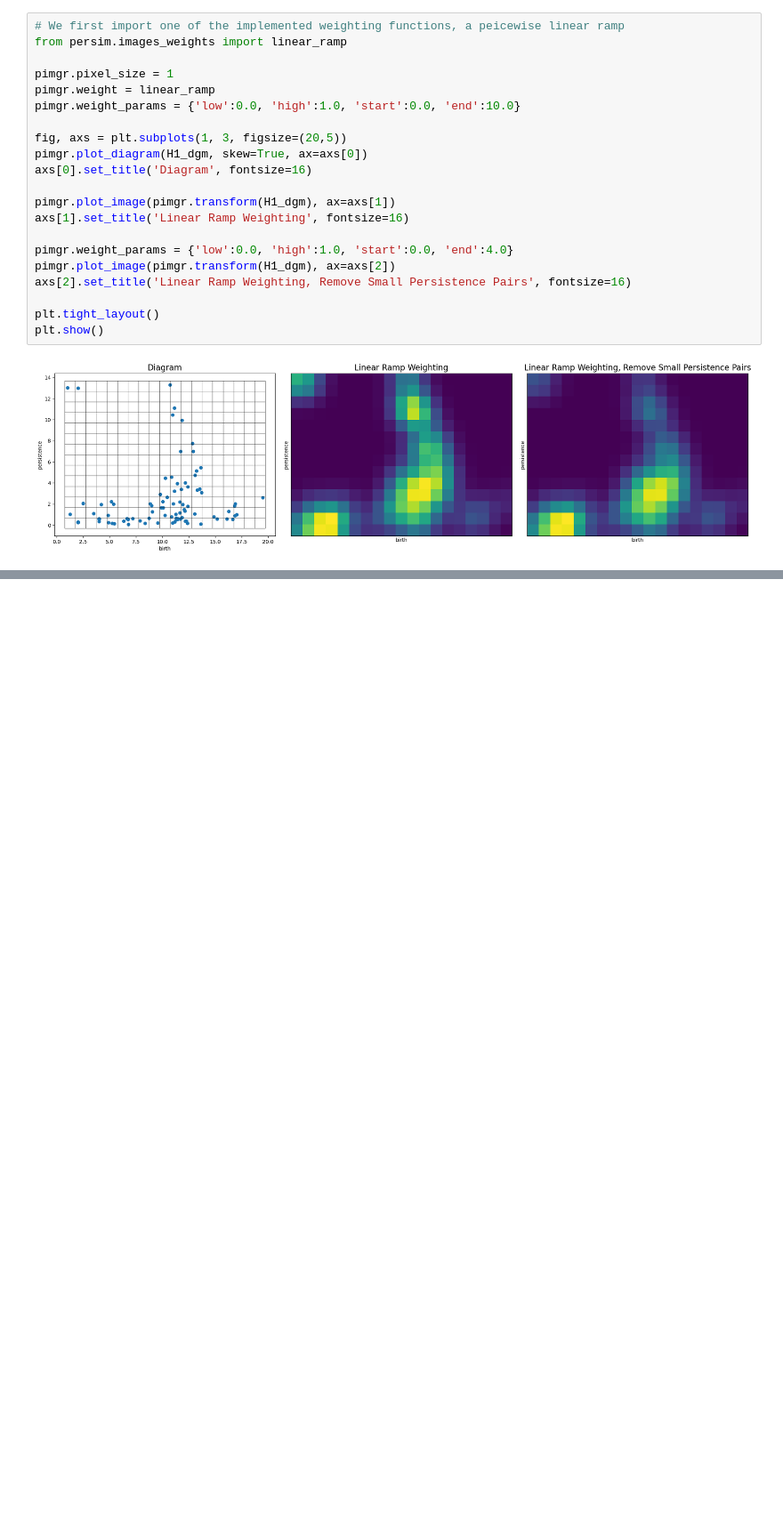
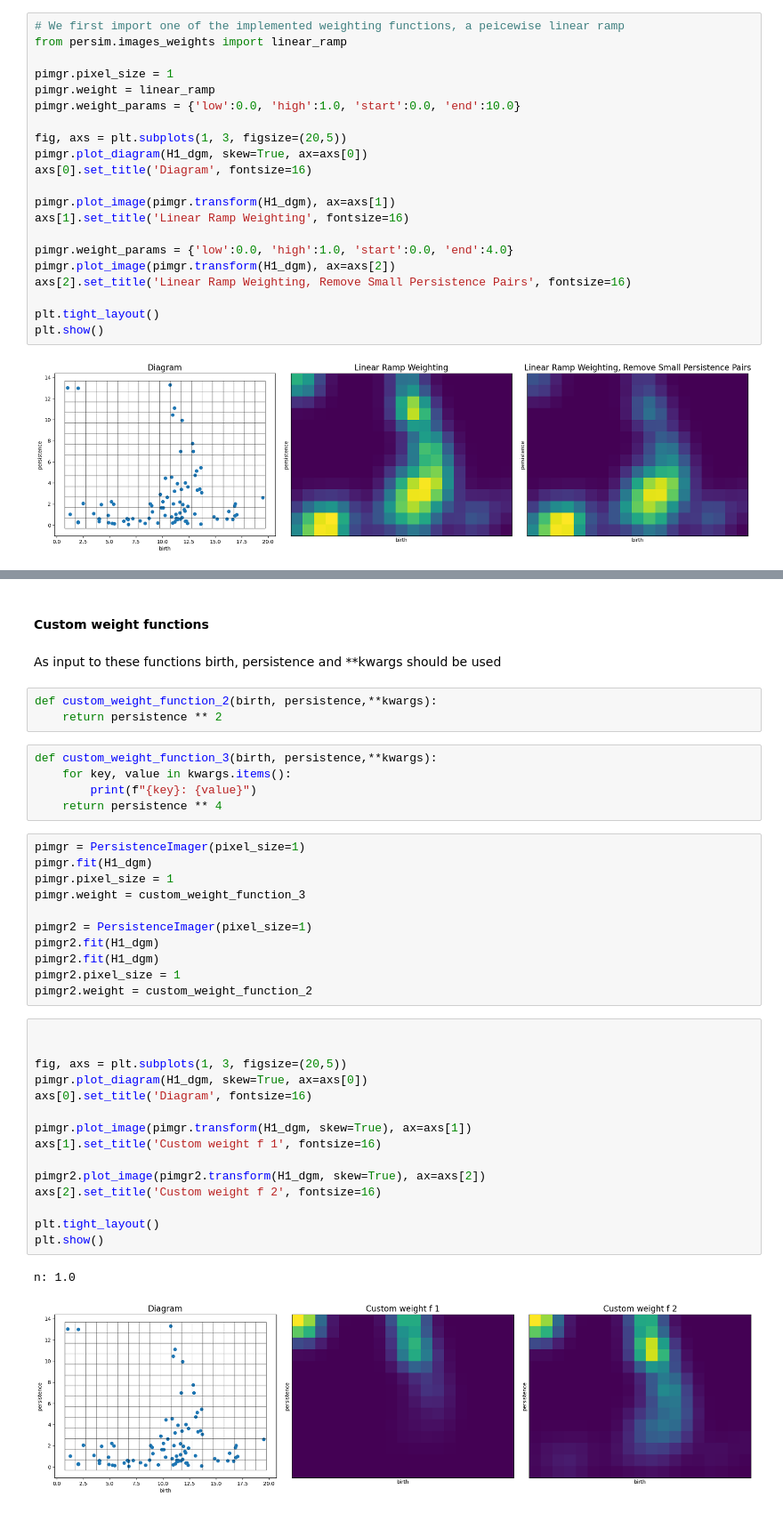
Before and after one commit to hashansl/ornl-svi-data-processing, a Jupyter notebook: weighting_function_experiments.ipynb, the cells around one changed output, grey strips where cells are left out. Shown at 89% size. Saved outputs shown, nothing was run; the diff lists cells and outputs as text; blank space fills up the shorter version.

Commit message:
Adding custom weight function and deleting

```diff
--- a/weighting_function_experiments.ipynb
+++ b/weighting_function_experiments.ipynb
@@ -67,0 +74,41 @@ plt.show()
+# %% [markdown]
+#### Custom weight functions
+# %% [markdown]
+As input to these functions birth, persistence and **kwargs should be used
+# %%
+def custom_weight_function_2(birth, persistence,**kwargs):
+    return persistence ** 2
+# %%
+def custom_weight_function_3(birth, persistence,**kwargs):
+    for key, value in kwargs.items():
+        print(f"{key}: {value}")
+    return persistence ** 4
+# %%
+pimgr = PersistenceImager(pixel_size=1)
+pimgr.fit(H1_dgm)
+pimgr.pixel_size = 1
+pimgr.weight = custom_weight_function_3
+
+pimgr2 = PersistenceImager(pixel_size=1)
+pimgr2.fit(H1_dgm)
+pimgr2.fit(H1_dgm)
+pimgr2.pixel_size = 1
+pimgr2.weight = custom_weight_function_2
+# %%
+
+
+fig, axs = plt.subplots(1, 3, figsize=(20,5))
+pimgr.plot_diagram(H1_dgm, skew=True, ax=axs[0])
+axs[0].set_title('Diagram', fontsize=16)
+
+pimgr.plot_image(pimgr.transform(H1_dgm, skew=True), ax=axs[1])
+axs[1].set_title('Custom weight f 1', fontsize=16)
+
+pimgr2.plot_image(pimgr2.transform(H1_dgm, skew=True), ax=axs[2])
+axs[2].set_title('Custom weight f 2', fontsize=16)
+
+plt.tight_layout()
+plt.show()
+# %% [output]
+n: 1.0
+[figure, added]
```
Also changed, not shown: parts of 2 cells of this notebook, 1 other file.
